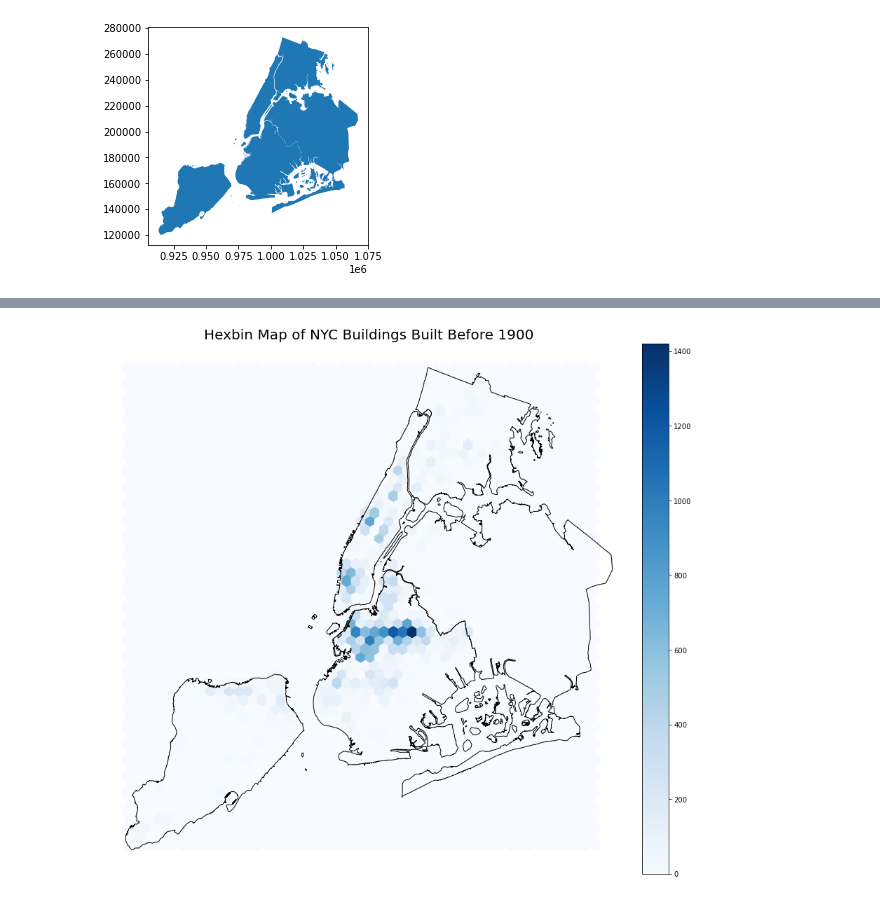
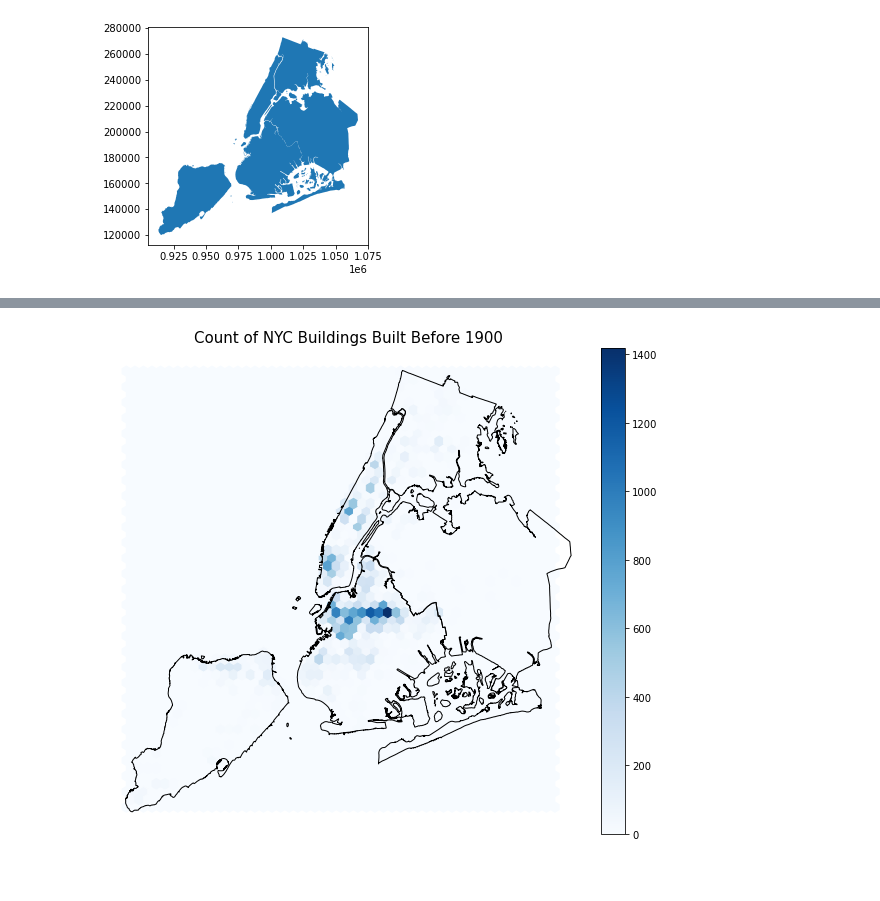
Before and after one commit to mebauer/data-analysis-using-python, a Jupyter notebook: mybinder-examples/examples.ipynb, the cells around one changed output, grey strips where cells are left out. Cells and saved outputs as stored; diff of their text form; code cells hidden in the pictures; blank space fills up the shorter version.

```diff
--- a/mybinder-examples/examples.ipynb
+++ b/mybinder-examples/examples.ipynb
@@ -103,0 +35,5 @@ pandas.core.frame.DataFrame
+# %%
+bldgs_before_1900 = pd.read_csv('bldgs-before-1900.csv')
+
+print(bldgs_before_1900.shape)
+bldgs_before_1900.head()
@@ -373,6 +155,11 @@ Datum: North American Datum 1983
 - Ellipsoid: GRS 1980
 - Prime Meridian: Greenwich
 # %%
-geometry = bldgs_before_1990['the_geom'].map(shapely.wkt.loads)
+geometry = bldgs_before_1900['the_geom'].map(shapely.wkt.loads)
+gdf = gpd.GeoDataFrame(
+    bldgs_before_1900,
+    crs="EPSG:4326",
+    geometry=geometry
+)
 
-gdf = gpd.GeoDataFrame(bldgs_before_1990, crs="EPSG:4326", geometry=geometry)
+gdf.head()
@@ -404,7 +189,7 @@ Datum: World Geodetic System 1984
 - Ellipsoid: WGS 84
 - Prime Meridian: Greenwich
 # %%
-gdf.to_crs(2263, inplace=True)
+gdf = gdf.to_crs(2263)
 
 gdf.crs
 # %% [output]
@@ -501,23 +261,27 @@ Length: 42703, dtype: float64
 # %%
-fig, ax = plt.subplots(figsize=(12, 12))
+fig, ax = plt.subplots(figsize=(8, 8))
 
-hb = ax.hexbin(gdf.centroid.x,
-               gdf.centroid.y,
-               gridsize=50,
-               cmap='Blues')
+hb = ax.hexbin(
+    gdf.centroid.x,
+    gdf.centroid.y,
+    gridsize=50,
+    cmap='Blues'
+)
 
 divider = make_axes_locatable(ax)
 cax = divider.append_axes("right", size="5%", pad=0.1)
+
+boros.plot(
+    ax=ax,
+    color='None',
+    edgecolor='black',
+    zorder=1
+)
+
 plt.colorbar(hb, cax=cax)
 
-boros.plot(ax=ax,
-           color='None',
-           edgecolor='black',
-           zorder=1)
-
-ax.set_title("Hexbin Map of NYC Buildings Built Before 1900", fontsize=20)
-ax.set_aspect('equal', 'box')
+ax.set_title("Count of NYC Buildings Built Before 1900", fontsize=15)
 ax.axis('off')
 plt.tight_layout()
 # %% [output]
-[figure, old version]
+[figure, new version]
```
Also changed, not shown: parts of 52 cells of this notebook, 4 other files.
